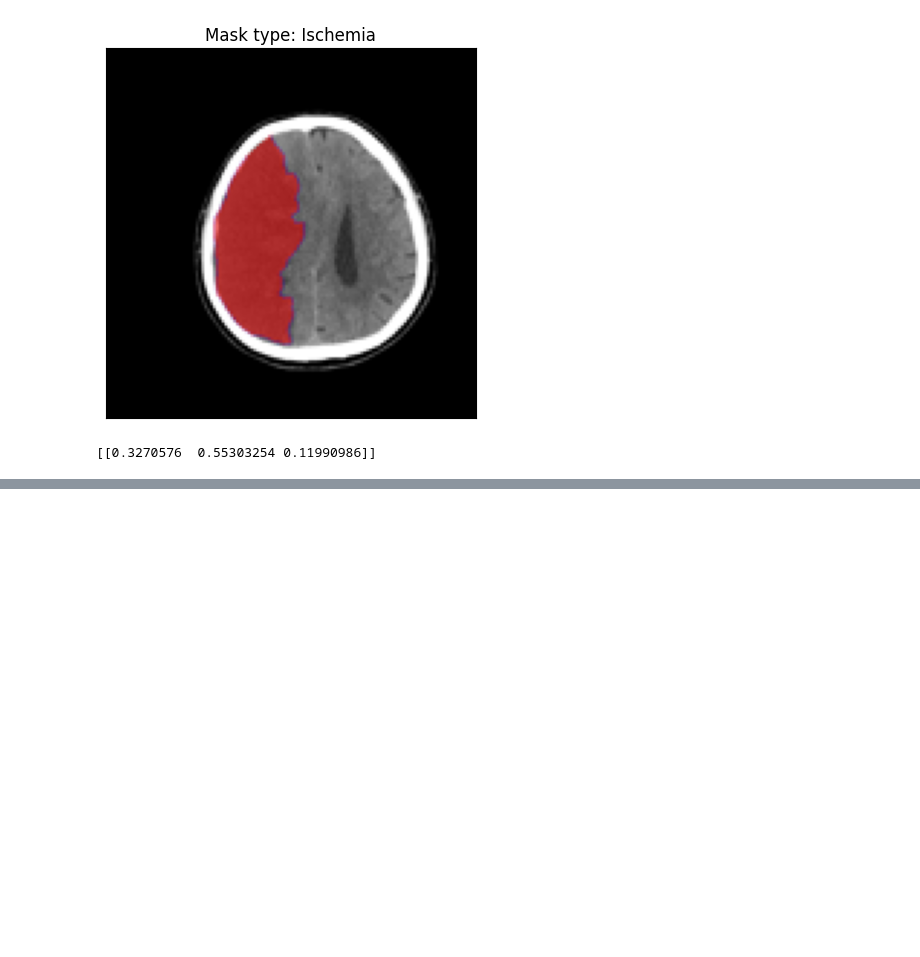
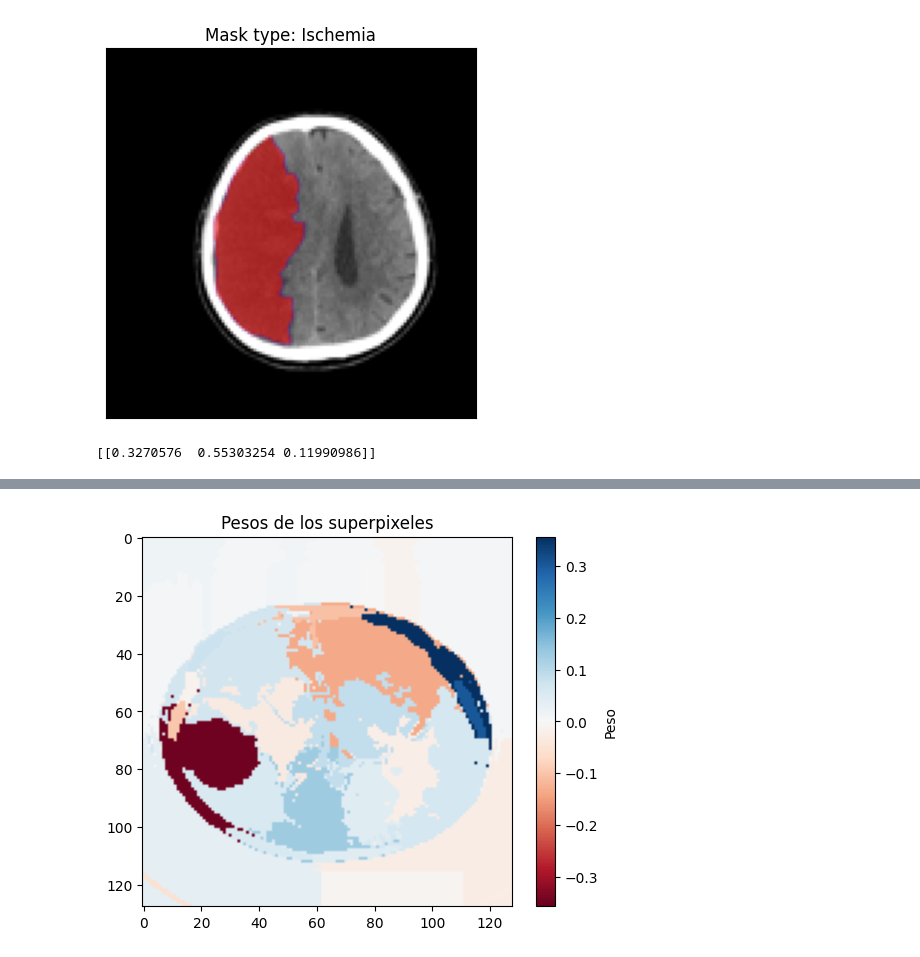
Before and after one commit to bastifwp/Explanation-IAmodels-CT, a Jupyter notebook: svc_128x128.ipynb, the cells around one changed output, grey strips where cells are left out. Saved outputs shown, nothing was run; the diff lists cells and outputs as text; code cells hidden in the pictures; blank space fills up the shorter version.

```diff
--- a/svc_128x128.ipynb
+++ b/svc_128x128.ipynb
@@ -382,0 +467,20 @@ plt.show()
+# %%
+# Seleccionar el índice de la clase que verdaderamente es para explicarla
+top_class_index = explanation.top_labels[0]
+
+# Extraer los pesos asociados a cada superpixel de la explicación
+class_weights = explanation.local_exp[top_class_index]
+
+# Crear un diccionario que mapea los superpixeles a sus pesos
+superpixel_weights = dict(class_weights)
+
+# Mapear los pesos a los superpixeles para generar un mapa de calor
+heatmap = np.vectorize(superpixel_weights.get)(explanation.segments)
+
+plt.figure()
+plt.imshow(heatmap, cmap='RdBu', vmin=-heatmap.max(), vmax=heatmap.max())
+plt.colorbar(label='Peso')
+plt.title('Pesos de los superpixeles')
+plt.show()
+# %% [output]
+[figure, added]
```
Also changed, not shown: parts of 17 cells of this notebook.
